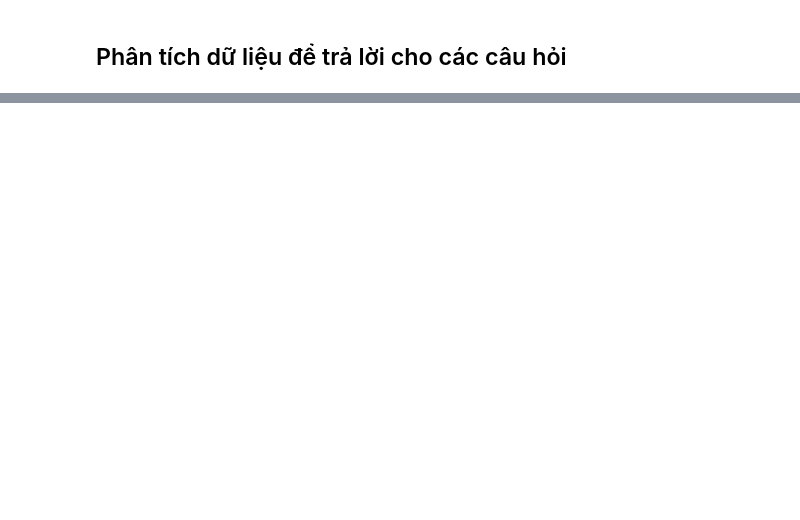
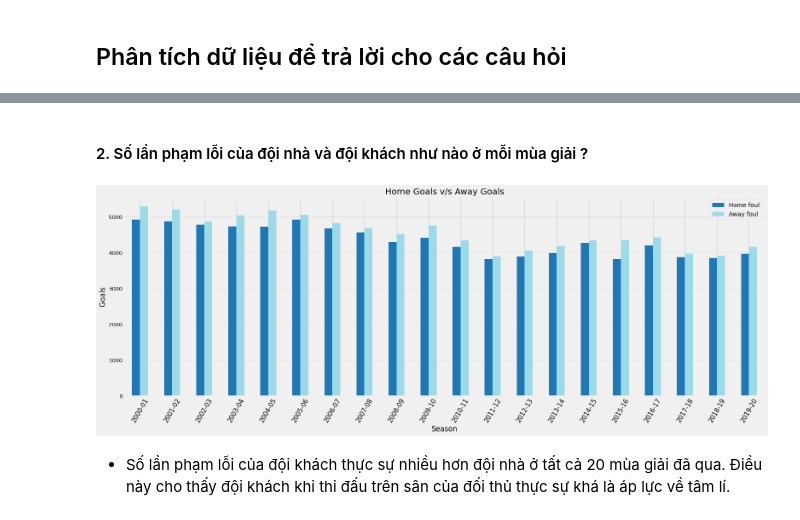
Before and after one commit to chopcolate/DataPrograming, a Jupyter notebook: 19127630.ipynb, the cells around one changed output, grey strips where cells are left out. Saved outputs shown, nothing was run; the diff lists cells and outputs as text; code cells hidden in the pictures; blank space fills up the shorter version.

```diff
--- a/19127630.ipynb
+++ b/19127630.ipynb
@@ -159,0 +309,13 @@ results_df[results_df.index>2824]
+# %% [markdown]
+#### 2. Số lần phạm lỗi của đội nhà và đội khách như nào ở mỗi mùa giải ?
+# %%
+results_df.groupby('Season')[['HF','AF']].sum().plot(kind='bar',fontsize=13,figsize=(24,8),colormap='tab20')
+plt.ylabel('Goals')
+plt.legend(['Home foul','Away foul'])
+plt.title("Home Goals v/s Away Goals",fontsize=20)
+plt.xticks(rotation=60,fontsize=15)
+plt.show()
+# %% [output]
+[figure, added]
+# %% [markdown]
+- Số lần phạm lỗi của đội khách thực sự nhiều hơn đội nhà ở tất cả 20 mùa giải đã qua. Điều này cho thấy đội khách khi thi đấu trên sân của đối thủ thực sự khá là áp lực về tâm lí.
```
Also changed, not shown: parts of 42 cells of this notebook.
